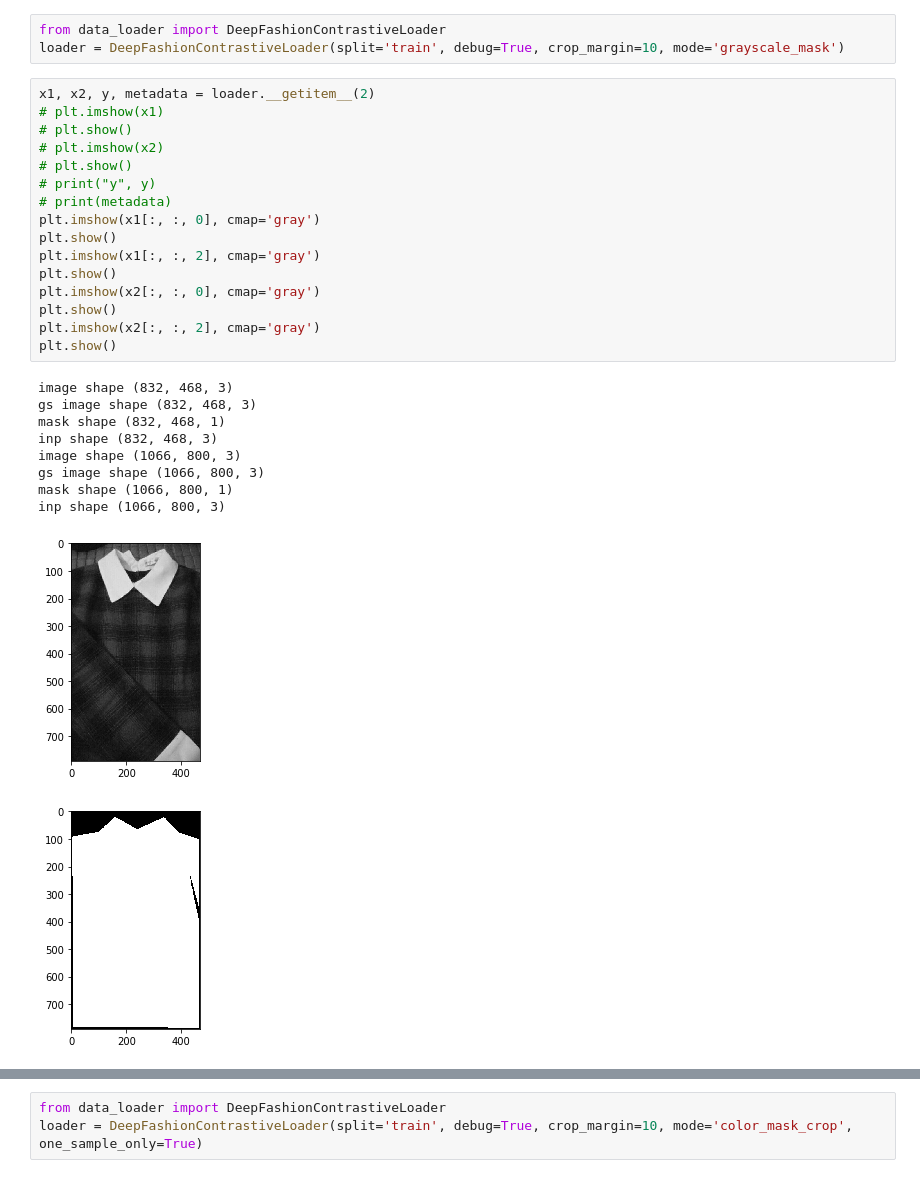
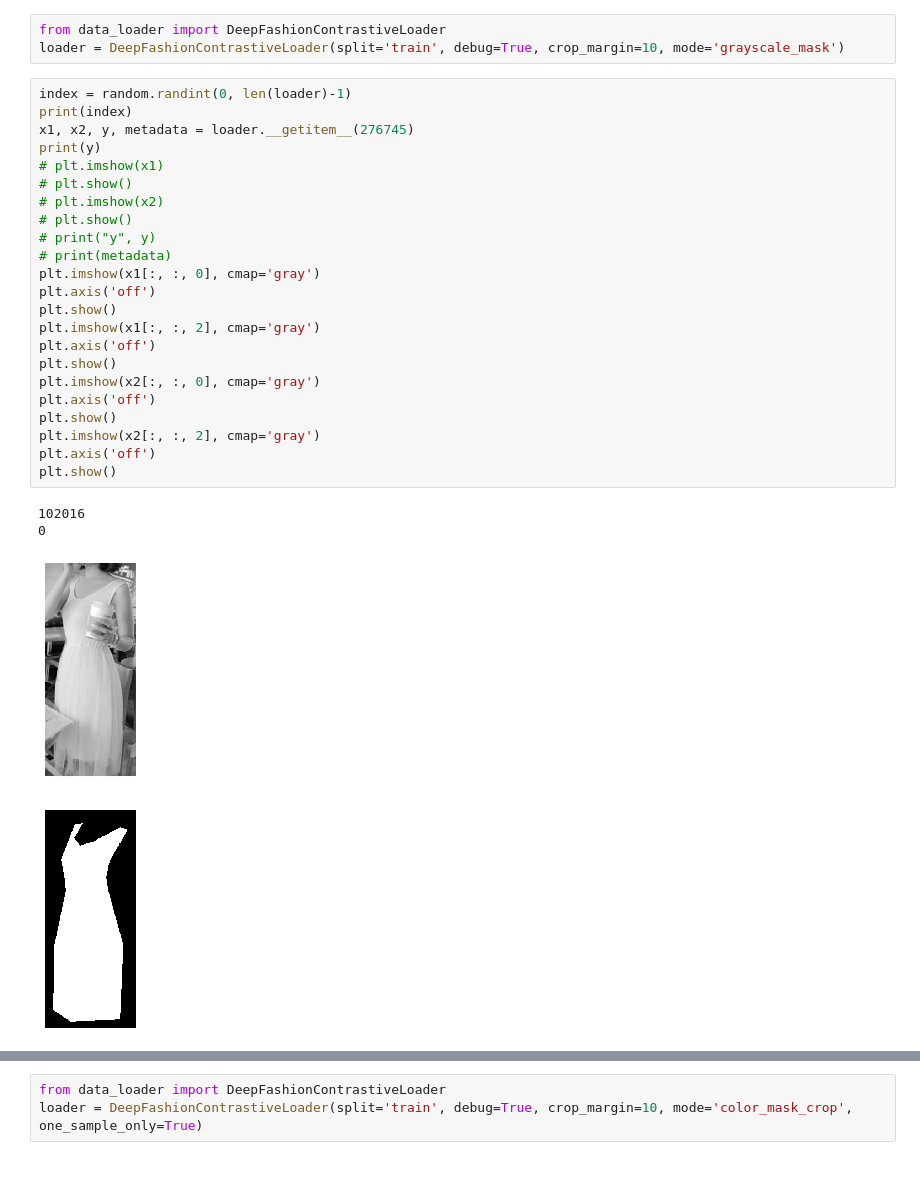
Before and after one commit to a-newman/clothing-embedding, a Jupyter notebook: test_deepfashion_loader.ipynb, the cells around one changed output, grey strips where cells are left out. Drawn from its saved outputs; the diff is of its cells as text.

```diff
--- a/test_deepfashion_loader.ipynb
+++ b/test_deepfashion_loader.ipynb
@@ -41,29 +46,30 @@ y 0
 from data_loader import DeepFashionContrastiveLoader
 loader = DeepFashionContrastiveLoader(split='train', debug=True, crop_margin=10, mode='grayscale_mask')
 # %%
-x1, x2, y, metadata = loader.__getitem__(2)
+index = random.randint(0, len(loader)-1)
+print(index)
+x1, x2, y, metadata = loader.__getitem__(276745)
+print(y)
 # plt.imshow(x1)
 # plt.show()
 # plt.imshow(x2)
 # plt.show()
 # print("y", y)
 # print(metadata)
 plt.imshow(x1[:, :, 0], cmap='gray')
+plt.axis('off')
 plt.show()
 plt.imshow(x1[:, :, 2], cmap='gray')
+plt.axis('off')
 plt.show()
 plt.imshow(x2[:, :, 0], cmap='gray')
+plt.axis('off')
 plt.show()
 plt.imshow(x2[:, :, 2], cmap='gray')
+plt.axis('off')
 plt.show()
 # %% [output]
-image shape (832, 468, 3)
-gs image shape (832, 468, 3)
-mask shape (832, 468, 1)
-inp shape (832, 468, 3)
-image shape (1066, 800, 3)
-gs image shape (1066, 800, 3)
-mask shape (1066, 800, 1)
-inp shape (1066, 800, 3)
+102016
+0
-[figure, old version]
+[figure, new version]
-[figure, old version]
+[figure, new version]
```
Also changed, not shown: parts of 2 cells of this notebook, 11 other files.
